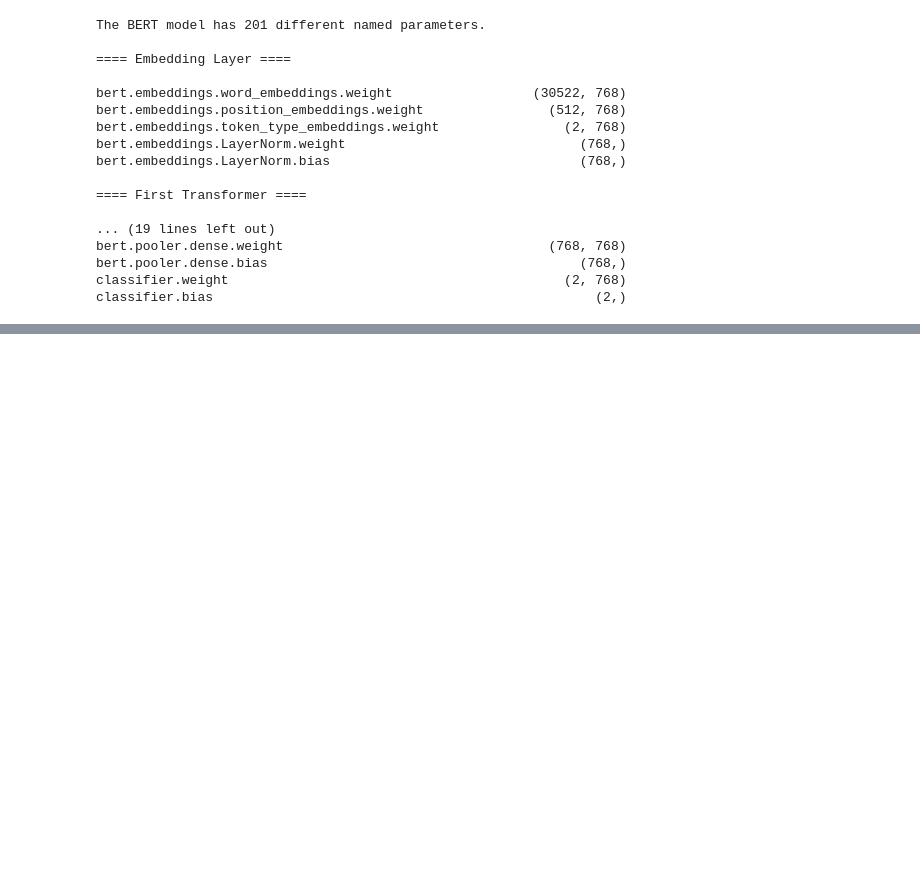
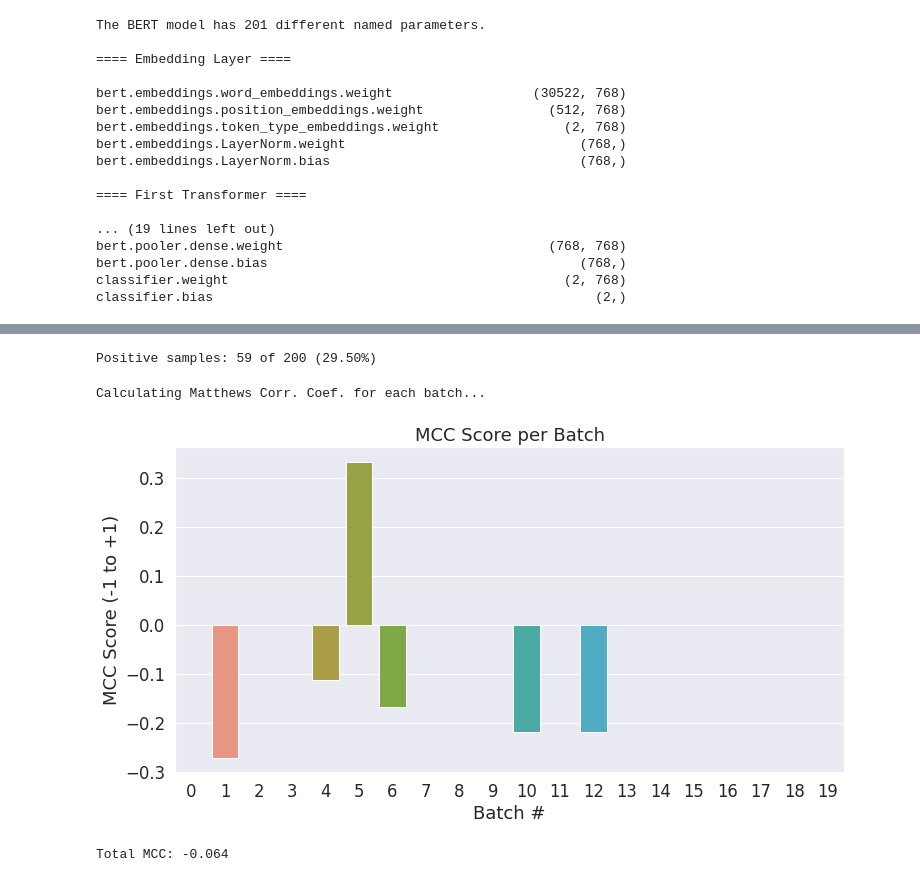
Before and after one commit to Johoodcoder/CS490Project, a Jupyter notebook: Notebooks/CS490ProjectHuggingImplementation.ipynb, the cells around one changed output, grey strips where cells are left out. Cells and saved outputs as stored; diff of their text form; code cells hidden in the pictures; blank space fills up the shorter version.

```diff
--- a/Notebooks/CS490ProjectHuggingImplementation.ipynb
+++ b/Notebooks/CS490ProjectHuggingImplementation.ipynb
@@ -90,8 +106,8 @@ df = df.sample(frac=1, random_state = 23).reset_index(drop=True)
 # %% [markdown]
 Seperate training and testing subsets
 # %%
-train_data_df = df.head(8000)
-test_data_df = df.tail(2000)
+train_data_df = df.head(1000)
+test_data_df = df.tail(200)
 # %%
 # Get the lists of sentences and their labels.
 train_texts = train_data_df.text.values
@@ -220,7 +235,7 @@ print('{:>5,} validation samples'.format(val_size))
 # The DataLoader needs to know our batch size for training, so we specify it
 # here. For fine-tuning BERT on a specific task, the authors recommend a batch
 # size of 16 or 32.
-batch_size = 16
+batch_size = 10
 
 # Create the DataLoaders for our training and validation sets.
 # We'll take training samples in random order.
@@ -412,10 +443,13 @@ for epoch_i in range(0, epochs):
         # arge given and what flags are set. For our useage here, it returns
         # the loss (because we provided labels) and the "logits"--the model
         # outputs prior to activation.
-        loss, logits = model(b_input_ids,
+        outputs = model(b_input_ids,
                              token_type_ids=None,
                              attention_mask=b_input_mask,
                              labels=b_labels)
+
+        loss = outputs.loss
+        logits = outputs.logits
 
         # Accumulate the training loss over all of the batches so that we can
         # calculate the average loss at the end. `loss` is a Tensor containing a
@@ -446,7 +480,7 @@ for epoch_i in range(0, epochs):
 
     print("")
     print("  Average training loss: {0:.2f}".format(avg_train_loss))
-    print("  Training epcoh took: {:}".format(training_time))
+    print("  Training epoch took: {:}".format(training_time))
 
     # ========================================
     #               Validation
@@ -495,11 +529,13 @@ for epoch_i in range(0, epochs):
             # https://huggingface.co/transformers/v2.2.0/model_doc/bert.html#transformers.BertForSequenceClassification
             # Get the "logits" output by the model. The "logits" are the output
             # values prior to applying an activation function like the softmax.
-            (loss, logits) = model(b_input_ids,
+            outputs = model(b_input_ids,
                                    token_type_ids=None,
                                    attention_mask=b_input_mask,
                                    labels=b_labels)
 
+            loss = outputs.loss
+            logits = outputs.logits
         # Accumulate the validation loss.
         total_eval_loss += loss.item()
 
@@ -567,0 +733,52 @@ plt.xticks([1, 2, 3, 4])
+# %%
+print('Positive samples: %d of %d (%.2f%%)' % (test_labels.sum(), len(test_labels), (test_labels.sum() / len(test_labels) * 100.0)))
+# %% [output]
+Positive samples: 59 of 200 (29.50%)
+# %%
+from sklearn.metrics import matthews_corrcoef
+
+matthews_set = []
+
+# Evaluate each test batch using Matthew's correlation coefficient
+print('Calculating Matthews Corr. Coef. for each batch...')
+
+# For each input batch...
+for i in range(len(true_labels)):
+
+  # The predictions for this batch are a 2-column ndarray (one column for "0"
+  # and one column for "1"). Pick the label with the highest value and turn this
+  # in to a list of 0s and 1s.
+  pred_labels_i = np.argmax(predictions[i], axis=1).flatten()
+
+  # Calculate and store the coef for this batch.
+  matthews = matthews_corrcoef(true_labels[i], pred_labels_i)
+  matthews_set.append(matthews)
+# %% [output]
+Calculating Matthews Corr. Coef. for each batch...
+# %%
+# Create a barplot showing the MCC score for each batch of test samples.
+ax = sns.barplot(x=list(range(len(matthews_set))), y=matthews_set, ci=None)
+
+plt.title('MCC Score per Batch')
+plt.ylabel('MCC Score (-1 to +1)')
+plt.xlabel('Batch #')
+
+plt.show()
+# %% [output]
+[figure, added]
+# %%
+# Combine the results across all batches.
+flat_predictions = np.concatenate(predictions, axis=0)
+
+# For each sample, pick the label (0 or 1) with the higher score.
+flat_predictions = np.argmax(flat_predictions, axis=1).flatten()
+
+# Combine the correct labels for each batch into a single list.
+flat_true_labels = np.concatenate(true_labels, axis=0)
+
+# Calculate the MCC
+mcc = matthews_corrcoef(flat_true_labels, flat_predictions)
+
+print('Total MCC: %.3f' % mcc)
+# %% [output]
+Total MCC: -0.064
```
Also changed, not shown: parts of 13 cells of this notebook.
